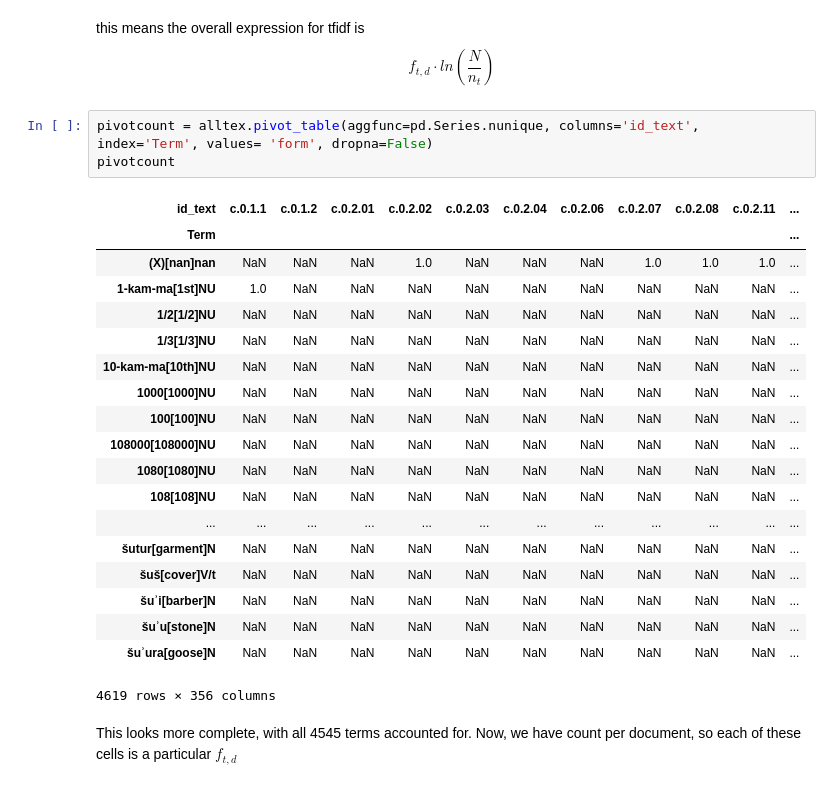
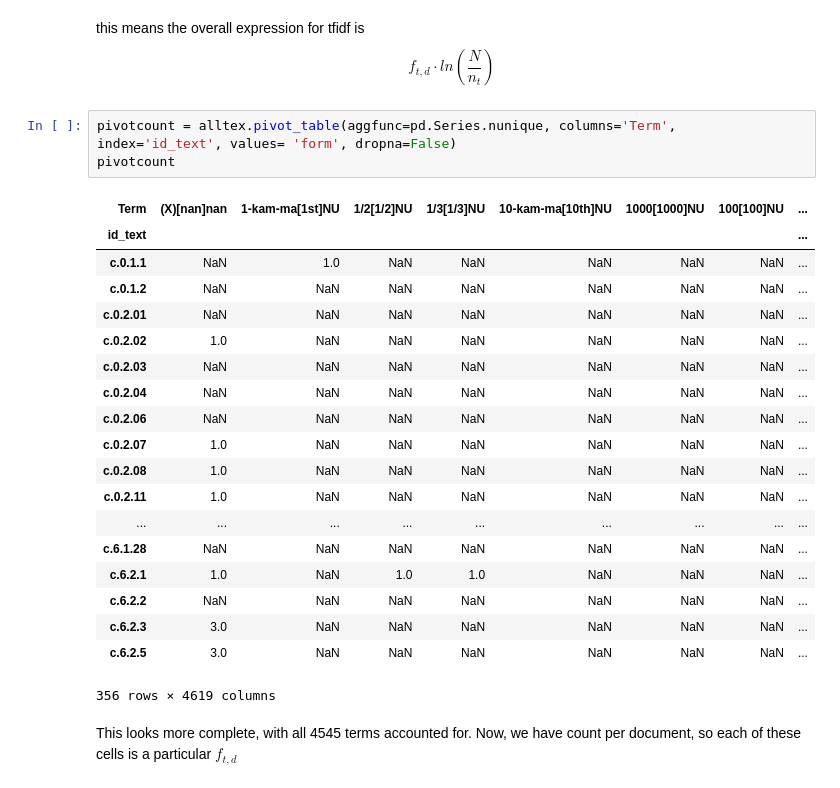
Before and after one commit to ds-modules/CUNEIF-102A, a Jupyter notebook: Erik/erikTFIDF.ipynb, the cells around one changed output. Drawn from its saved outputs; the diff is of its cells as text.

```diff
--- a/Erik/erikTFIDF.ipynb
+++ b/Erik/erikTFIDF.ipynb
@@ -163,28 +167,28 @@ $$
 f_{t,d}\cdot ln(\frac{N}{n_t})
 $$
 # %%
-pivotcount = alltex.pivot_table(aggfunc=pd.Series.nunique, columns='id_text', index='Term', values= 'form', dropna=False)
+pivotcount = alltex.pivot_table(aggfunc=pd.Series.nunique, columns='Term', index='id_text', values= 'form', dropna=False)
 pivotcount
 # %% [output]
-| id_text | c.0.1.1 | c.0.1.2 | c.0.2.01 | c.0.2.02 | c.0.2.03 | c.0.2.04 | c.0.2.06 | c.0.2.07 | c.0.2.08 | c.0.2.11 | ... |
-| Term |  |  |  |  |  |  |  |  |  |  | ... |
-| (X)[nan]nan | NaN | NaN | NaN | 1.0 | NaN | NaN | NaN | 1.0 | 1.0 | 1.0 | ... |
-| 1-kam-ma[1st]NU | 1.0 | NaN | NaN | NaN | NaN | NaN | NaN | NaN | NaN | NaN | ... |
-| 1/2[1/2]NU | NaN | NaN | NaN | NaN | NaN | NaN | NaN | NaN | NaN | NaN | ... |
-| 1/3[1/3]NU | NaN | NaN | NaN | NaN | NaN | NaN | NaN | NaN | NaN | NaN | ... |
-| 10-kam-ma[10th]NU | NaN | NaN | NaN | NaN | NaN | NaN | NaN | NaN | NaN | NaN | ... |
-| 1000[1000]NU | NaN | NaN | NaN | NaN | NaN | NaN | NaN | NaN | NaN | NaN | ... |
-| 100[100]NU | NaN | NaN | NaN | NaN | NaN | NaN | NaN | NaN | NaN | NaN | ... |
-| 108000[108000]NU | NaN | NaN | NaN | NaN | NaN | NaN | NaN | NaN | NaN | NaN | ... |
-| 1080[1080]NU | NaN | NaN | NaN | NaN | NaN | NaN | NaN | NaN | NaN | NaN | ... |
-| 108[108]NU | NaN | NaN | NaN | NaN | NaN | NaN | NaN | NaN | NaN | NaN | ... |
-| ... | ... | ... | ... | ... | ... | ... | ... | ... | ... | ... | ... |
-| šutur[garment]N | NaN | NaN | NaN | NaN | NaN | NaN | NaN | NaN | NaN | NaN | ... |
-| šuš[cover]V/t | NaN | NaN | NaN | NaN | NaN | NaN | NaN | NaN | NaN | NaN | ... |
-| šuʾi[barber]N | NaN | NaN | NaN | NaN | NaN | NaN | NaN | NaN | NaN | NaN | ... |
-| šuʾu[stone]N | NaN | NaN | NaN | NaN | NaN | NaN | NaN | NaN | NaN | NaN | ... |
-| šuʾura[goose]N | NaN | NaN | NaN | NaN | NaN | NaN | NaN | NaN | NaN | NaN | ... |
+| Term | (X)[nan]nan | 1-kam-ma[1st]NU | 1/2[1/2]NU | 1/3[1/3]NU | 10-kam-ma[10th]NU | 1000[1000]NU | 100[100]NU | ... |
+| id_text |  |  |  |  |  |  |  | ... |
+| c.0.1.1 | NaN | 1.0 | NaN | NaN | NaN | NaN | NaN | ... |
+| c.0.1.2 | NaN | NaN | NaN | NaN | NaN | NaN | NaN | ... |
+| c.0.2.01 | NaN | NaN | NaN | NaN | NaN | NaN | NaN | ... |
+| c.0.2.02 | 1.0 | NaN | NaN | NaN | NaN | NaN | NaN | ... |
+| c.0.2.03 | NaN | NaN | NaN | NaN | NaN | NaN | NaN | ... |
+| c.0.2.04 | NaN | NaN | NaN | NaN | NaN | NaN | NaN | ... |
+| c.0.2.06 | NaN | NaN | NaN | NaN | NaN | NaN | NaN | ... |
+| c.0.2.07 | 1.0 | NaN | NaN | NaN | NaN | NaN | NaN | ... |
+| c.0.2.08 | 1.0 | NaN | NaN | NaN | NaN | NaN | NaN | ... |
+| c.0.2.11 | 1.0 | NaN | NaN | NaN | NaN | NaN | NaN | ... |
+| ... | ... | ... | ... | ... | ... | ... | ... | ... |
+| c.6.1.28 | NaN | NaN | NaN | NaN | NaN | NaN | NaN | ... |
+| c.6.2.1 | 1.0 | NaN | 1.0 | 1.0 | NaN | NaN | NaN | ... |
+| c.6.2.2 | NaN | NaN | NaN | NaN | NaN | NaN | NaN | ... |
+| c.6.2.3 | 3.0 | NaN | NaN | NaN | NaN | NaN | NaN | ... |
+| c.6.2.5 | 3.0 | NaN | NaN | NaN | NaN | NaN | NaN | ... |
-4619 rows × 356 columns
+356 rows × 4619 columns
 # %% [markdown]
 This looks more complete, with all 4545 terms accounted for. Now, we have count per document, so each of these cells is a particular $f_{t,d}$
 # %% [markdown]
```
Also changed, not shown: parts of 2 cells of this notebook.
